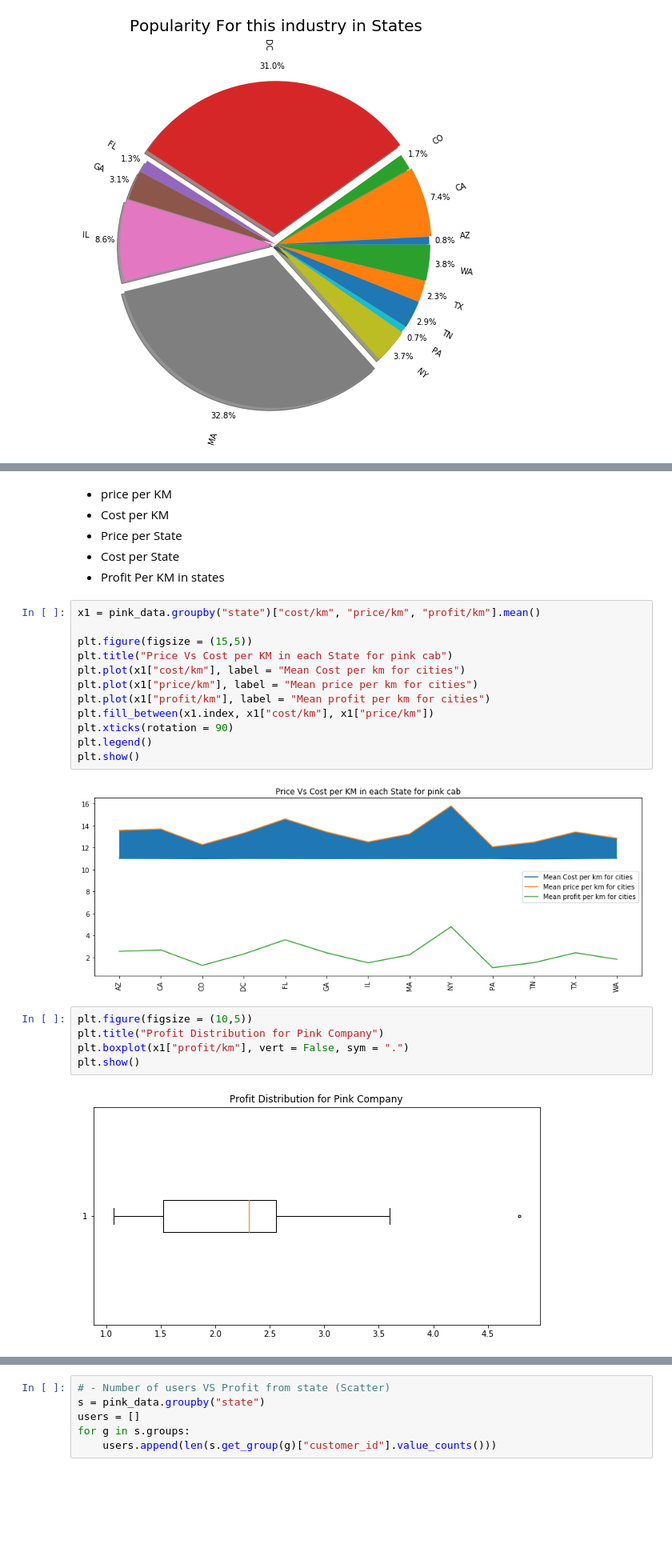
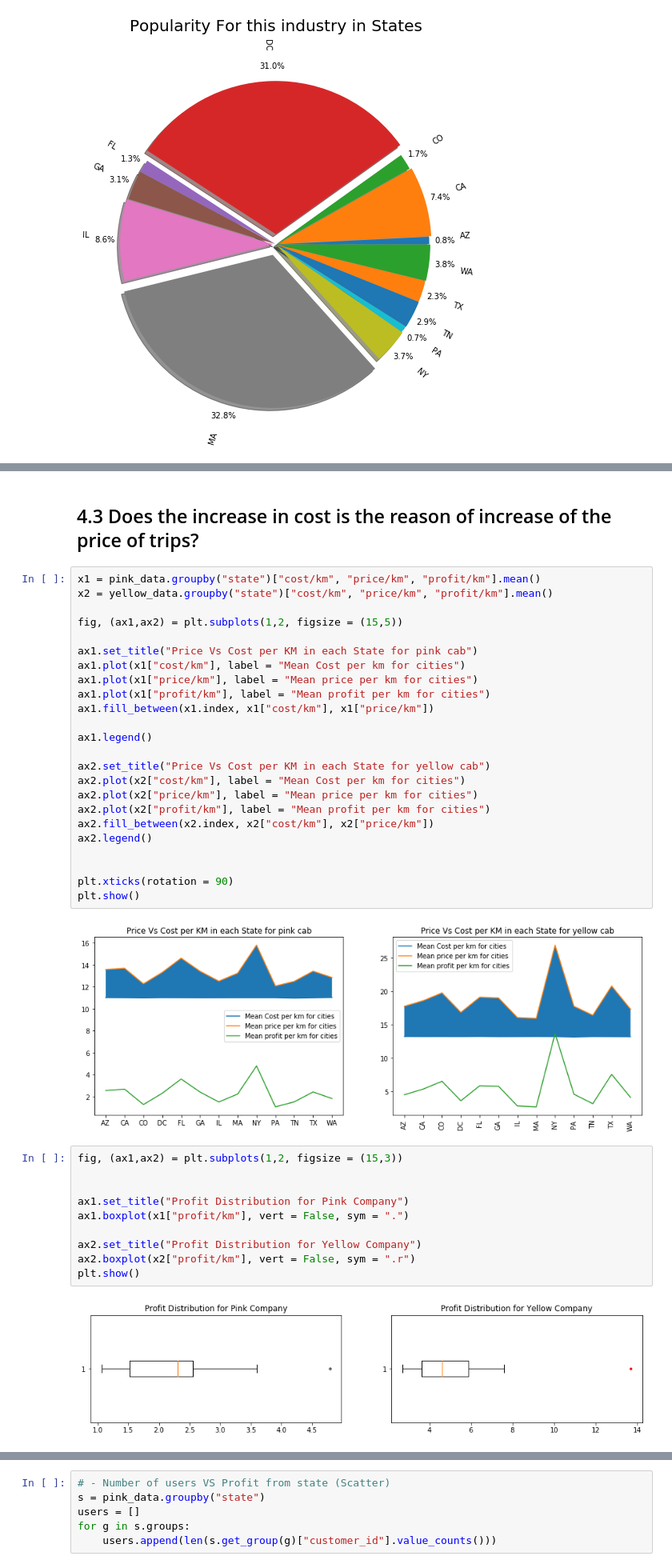
Before and after one commit to TarekMohamed1999/DataGlacier, a Jupyter notebook: week2/G2M_insights.ipynb, the cells around one changed output, grey strips where cells are left out. Shown at 80% size. Drawn from its saved outputs; the diff is of its cells as text; blank space fills up the shorter version.

Commit message:
Finising Quesions and Styling Visualizations

```diff
--- a/week2/G2M_insights.ipynb
+++ b/week2/G2M_insights.ipynb
@@ -952,27 +674,40 @@ plt.show()
-# %% [markdown]
-- price per KM
-- Cost per KM
-- Price per State
-- Cost per State
-- Profit Per KM in states
+# %% [markdown]
+## 4.3 Does the increase in cost is the reason of increase of the price of trips?
 # %%
 x1 = pink_data.groupby("state")["cost/km", "price/km", "profit/km"].mean()
+x2 = yellow_data.groupby("state")["cost/km", "price/km", "profit/km"].mean()
 
-plt.figure(figsize = (15,5))
-plt.title("Price Vs Cost per KM in each State for pink cab")
-plt.plot(x1["cost/km"], label = "Mean Cost per km for cities")
-plt.plot(x1["price/km"], label = "Mean price per km for cities")
-plt.plot(x1["profit/km"], label = "Mean profit per km for cities")
-plt.fill_between(x1.index, x1["cost/km"], x1["price/km"])
+fig, (ax1,ax2) = plt.subplots(1,2, figsize = (15,5))
+
+ax1.set_title("Price Vs Cost per KM in each State for pink cab")
+ax1.plot(x1["cost/km"], label = "Mean Cost per km for cities")
+ax1.plot(x1["price/km"], label = "Mean price per km for cities")
+ax1.plot(x1["profit/km"], label = "Mean profit per km for cities")
+ax1.fill_between(x1.index, x1["cost/km"], x1["price/km"])
+
+ax1.legend()
+
+ax2.set_title("Price Vs Cost per KM in each State for yellow cab")
+ax2.plot(x2["cost/km"], label = "Mean Cost per km for cities")
+ax2.plot(x2["price/km"], label = "Mean price per km for cities")
+ax2.plot(x2["profit/km"], label = "Mean profit per km for cities")
+ax2.fill_between(x2.index, x2["cost/km"], x2["price/km"])
+ax2.legend()
+
+
 plt.xticks(rotation = 90)
-plt.legend()
 plt.show()
 # %% [output]
-[figure, old version]
+[figure, new version]
 # %%
-plt.figure(figsize = (10,5))
-plt.title("Profit Distribution for Pink Company")
-plt.boxplot(x1["profit/km"], vert = False, sym = ".")
+fig, (ax1,ax2) = plt.subplots(1,2, figsize = (15,3))
+
+
+ax1.set_title("Profit Distribution for Pink Company")
+ax1.boxplot(x1["profit/km"], vert = False, sym = ".")
+
+ax2.set_title("Profit Distribution for Yellow Company")
+ax2.boxplot(x2["profit/km"], vert = False, sym = ".r")
 plt.show()
 # %% [output]
-[figure, old version]
+[figure, new version]
```
Also changed, not shown: parts of 121 cells of this notebook.
